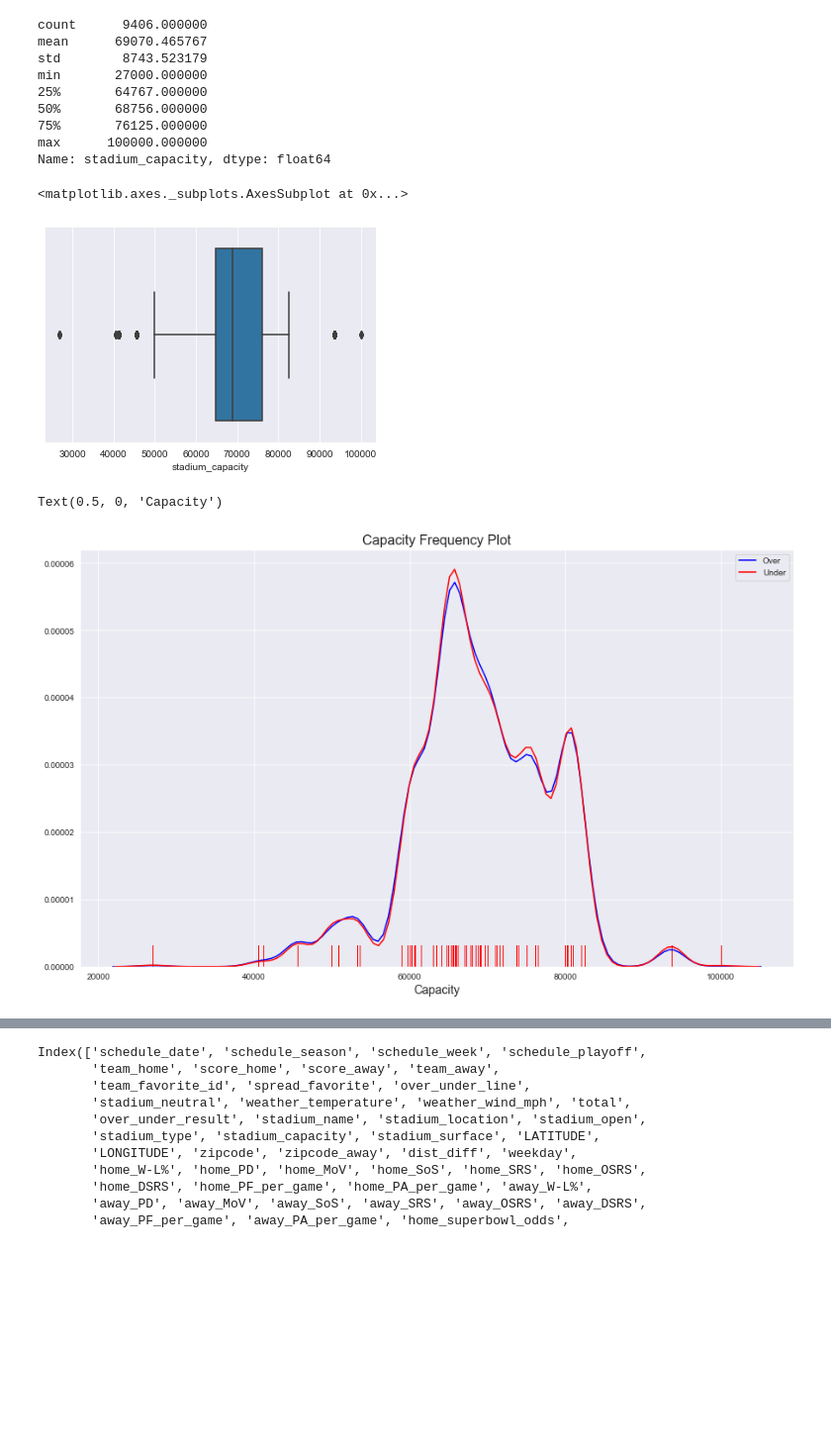
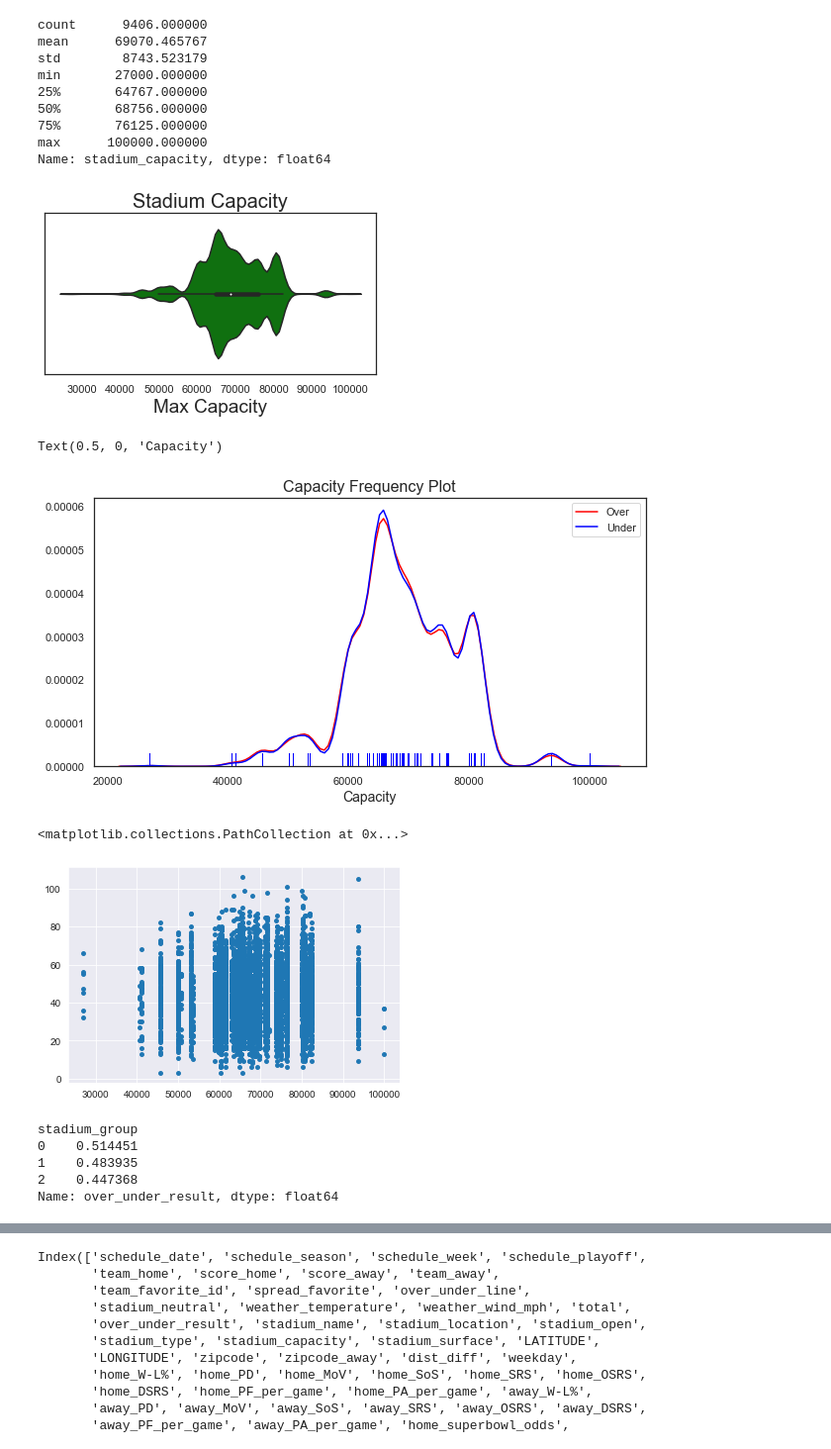
Before and after one commit to azieky/over_under_predictor, a Jupyter notebook: EDA_Notebook.ipynb, the cells around one changed output, grey strips where cells are left out. Shown at 99% size. Saved outputs shown, nothing was run; the diff lists cells and outputs as text; code cells hidden in the pictures; blank space fills up the shorter version.

```diff
--- a/EDA_Notebook.ipynb
+++ b/EDA_Notebook.ipynb
@@ -162,0 +200,6 @@ mh.set_xticklabels(['Light','Mild','Heavy'])
+# %%
+round_temps = []
+for temp in df.weather_temperature:
+    round_temps.append(round(temp))
+
+df['round_temps'] = round_temps
@@ -162,0 +209,16 @@ mh.set_xticklabels(['Light','Mild','Heavy'])
+# %%
+plt.figure(figsize = (15,7))
+sns.set_style("white")
+temp_plot = sns.lineplot(x="round_temps", y="percentage", hue="over_under_result",
+                         data=temp_percent, palette='Greens_r',linewidth = 3)
+temp_plot = plt.title('Over/Under by Temperature',fontsize = 30)
+temp_plot = plt.xticks(fontsize=20)
+temp_plot = plt.yticks(fontsize=20)
+temp_plot = plt.xlabel('Temperature',fontsize=25)
+temp_plot = plt.ylabel('Percentage',fontsize=25)
+temp_plot = plt.legend()
+temp_legend = plt.legend()
+temp_legend.get_texts()[2].set_text('Over')
+temp_legend.get_texts()[1].set_text('Under')
+temp_legend.get_texts()[0].set_text('LEGEND   ')
+plt.savefig('temp_plot.png')
@@ -174,17 +247,27 @@ min       27000.000000
 75%       76125.000000
 max      100000.000000
 Name: stadium_capacity, dtype: float64
-# %%
-sns.boxplot(df.stadium_capacity)
-# %% [output]
-<matplotlib.axes._subplots.AxesSubplot at 0x...>
-[figure, removed]
+# %%
+fig, ax = plt.subplots(figsize=(6,3))
+sns.set_style("white")
+#plt.figure(figsize = (6,6));
+capacity_violin = sns.violinplot(x=df["stadium_capacity"],color = 'green')
+capacity_violin.set_title('Stadium Capacity',fontsize=20)
+capacity_violin.set_xlabel('Max Capacity',fontsize=19)
+plt.savefig('capacity_violin.png')
+# %% [output]
+[figure, added]
 # %%
-fig, ax = plt.subplots(figsize = (15,9));
-op = sns.distplot(df[df['over_under_result']== 'Over'].stadium_capacity, color='blue',hist=False, rug=True, label = 'Over')
-op = sns.distplot(df[df['over_under_result']== 'Under'].stadium_capacity, color='red',hist=False, rug=True, label = 'Under')
-op.set_title('Capacity Frequency Plot',fontsize=16)
-plt.xlabel('Capacity',fontsize=14)
+fig, ax = plt.subplots(figsize = (10,5));
+pup = sns.distplot(df[df['over_under_result']== 1].stadium_capacity, color='red',hist=False, rug=True, label = 'Over')
+pup = sns.distplot(df[df['over_under_result']== 0].stadium_capacity, color='blue',hist=False, rug=True, label = 'Under')
+pup.set_title('Capacity Frequency Plot',fontsize=16)
+pup.set_xlabel('Capacity',fontsize=14)
 # %% [output]
 Text(0.5, 0, 'Capacity')
-[figure, old version]
+[figure, new version]
+# %%
+plt.scatter('stadium_capacity', 'total', data=df,s=15)
+# %% [output]
+<matplotlib.collections.PathCollection at 0x...>
+[figure, added]
@@ -190,0 +284,8 @@ Text(0.5, 0, 'Capacity')
+# %%
+df.groupby(['stadium_group']).over_under_result.mean()
+# %% [output]
+stadium_group
+0    0.514451
+1    0.483935
+2    0.447368
+Name: over_under_result, dtype: float64
```
Also changed, not shown: parts of 38 cells of this notebook, 13 other files.
